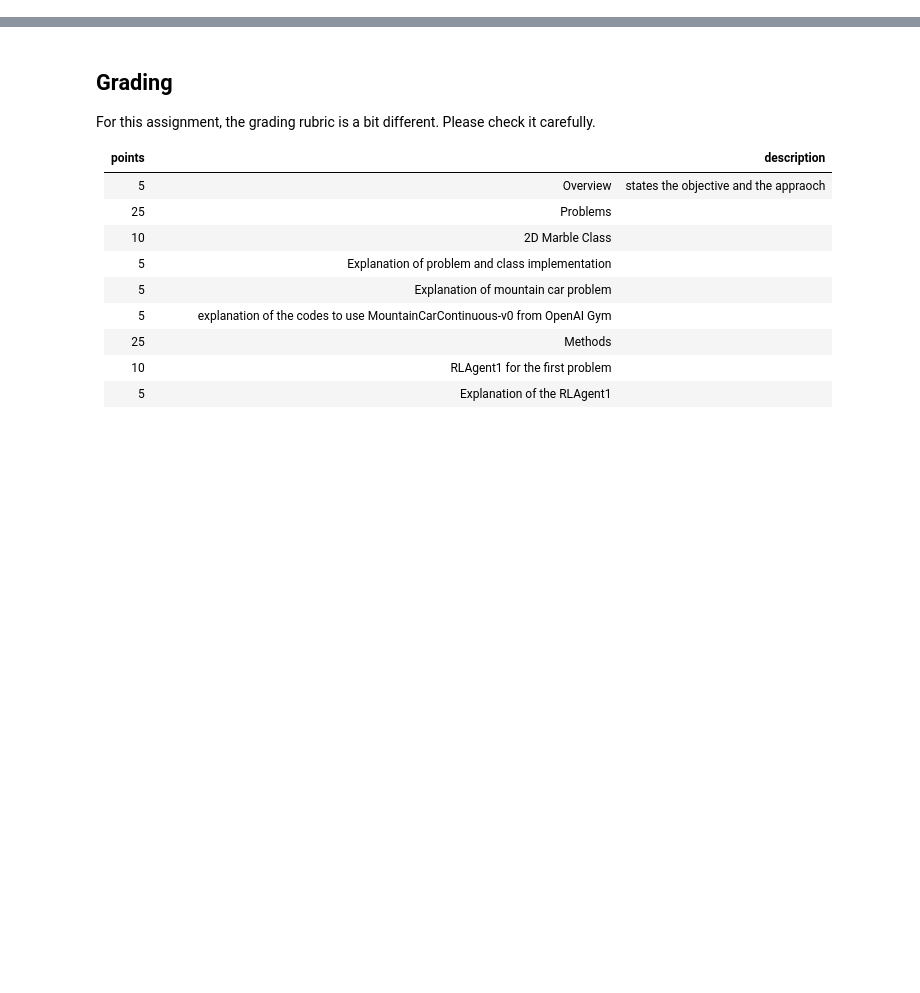
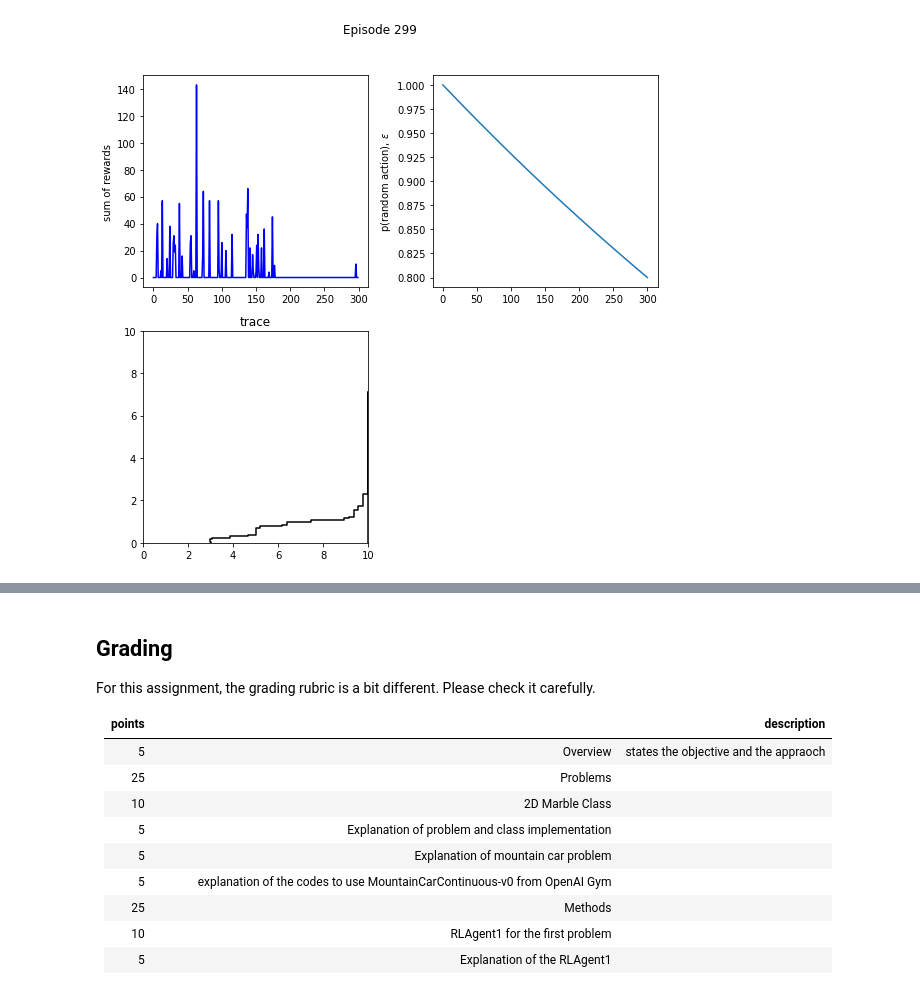
Before and after one commit to biqar/Fall-2020-ITCS-8156-MachineLearning, a Jupyter notebook: programming_assignments/4_Reinforcement-Learning/Assign4.ipynb, the cells around one changed output, grey strips where cells are left out. Saved outputs shown, nothing was run; the diff lists cells and outputs as text; code cells hidden in the pictures; blank space fills up the shorter version.

```diff
--- a/programming_assignments/4_Reinforcement-Learning/Assign4.ipynb
+++ b/programming_assignments/4_Reinforcement-Learning/Assign4.ipynb
@@ -10,0 +472,24 @@ Describe the objective of this assignment. You can briefly state how you accompi
+# %%
+K = 3000
+n_actions = 5
+max_steps = 1000
+gamma = 0.95
+verbose = False
+
+epsilon = 1.
+final_epsilon = 0.1
+
+nHiddens = 30
+nSamples = 1
+nOutputs = 1
+nInputs = 6
+max_iter = 10
+
+####################
+# Marbel model environment
+env = Marble()
+
+agent = MarbleRLAgent(env)
+agent.train()
+# %% [output]
+[figure, added]
```
Also changed, not shown: parts of 22 cells of this notebook, 1 other file.
